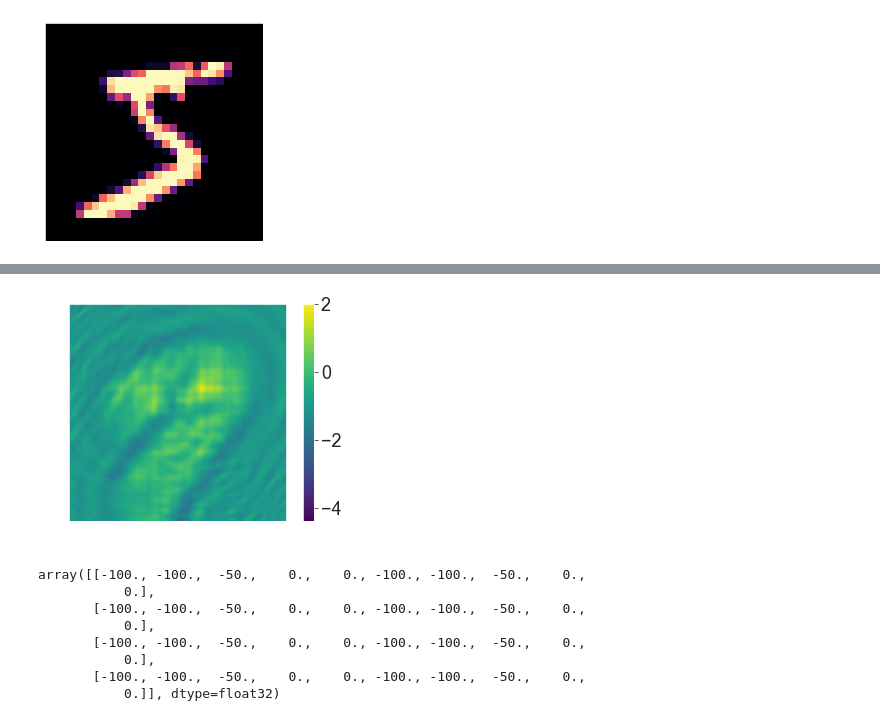
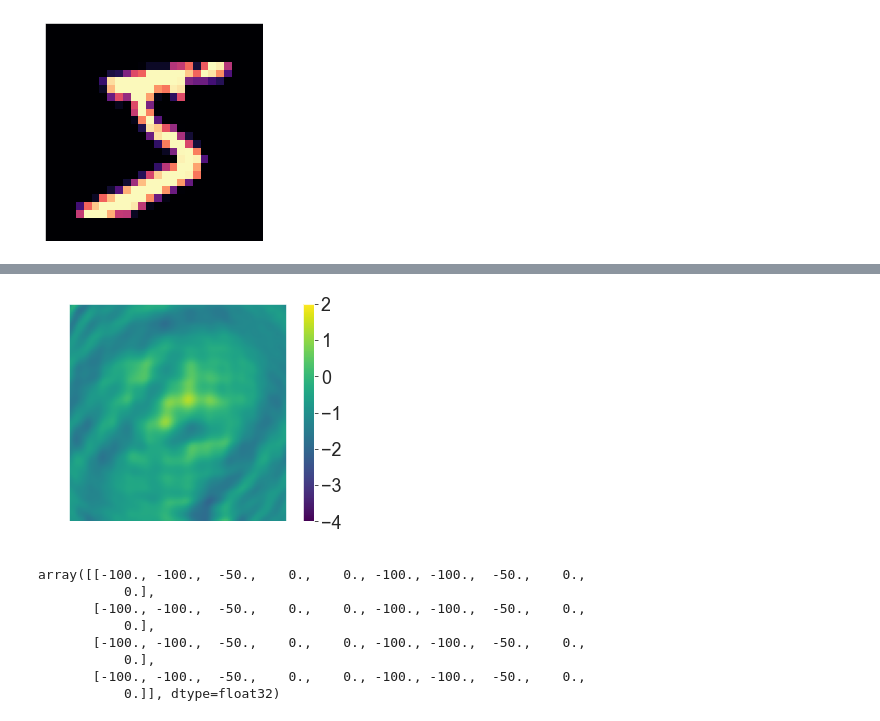
Before and after one commit to fftakumi/MOD2NN, a Jupyter notebook: Faraday/two_dim/test2.ipynb, the cells around one changed output, grey strips where cells are left out. Saved outputs shown, nothing was run; the diff lists cells and outputs as text; code cells hidden in the pictures.

```diff
--- a/Faraday/two_dim/test2.ipynb
+++ b/Faraday/two_dim/test2.ipynb
@@ -49,7 +49,7 @@ x = ImageResizing(shape)(inputs)
 x = ImageBinarization(0.5, 0.0, 1.0)(x)
 x = IntensityToElectricField(shape)(x)
 x = MO(shape, limitation=None, theta=1.0, eta=0)(x)
-x = AngularSpectrum(shape, wavelength=532e-9, z=0.5e-3, d=1.0e-6, method='expand')(x)
+x = AngularSpectrum(shape, wavelength=532e-9, z=1.0e-3, d=1.0e-6, method='expand')(x)
 x = FaradayRotationByStokes(shape)(x)
 # x = D2NNMNISTFilter(shape)(x)
 #x = Polarizer(shape, phi=np.pi/4)(x)
@@ -72,9 +72,10 @@ image = np.ones((2, 28, 28))
 pred = model.predict(image) * 180 / np.pi
 plt.imshow(pred[0,:,:], cmap="viridis", vmax=-4, vmin=2)
 plt.colorbar()
+plt.clim(-4, 2)
 plt.xticks(color="None")
 plt.yticks(color="None")
 plt.tick_params(length=0)
 plt.grid(False)
-plt.savefig("images/phase_7_5.png", trainspaerent=True)
+plt.savefig("images/phase_7_10.png", trainspaerent=True)
 # %% [output]
@@ -82,4 +83,4 @@ plt.savefig("images/phase_7_5.png", trainspaerent=True)
-[figure, old version]
+[figure, new version]
 # %%
 a = np.zeros([4,28, 28])
 a[:, 14:27, 0:14] = 1
```
Also changed, not shown: parts of 1 cell of this notebook, 4 other files.
